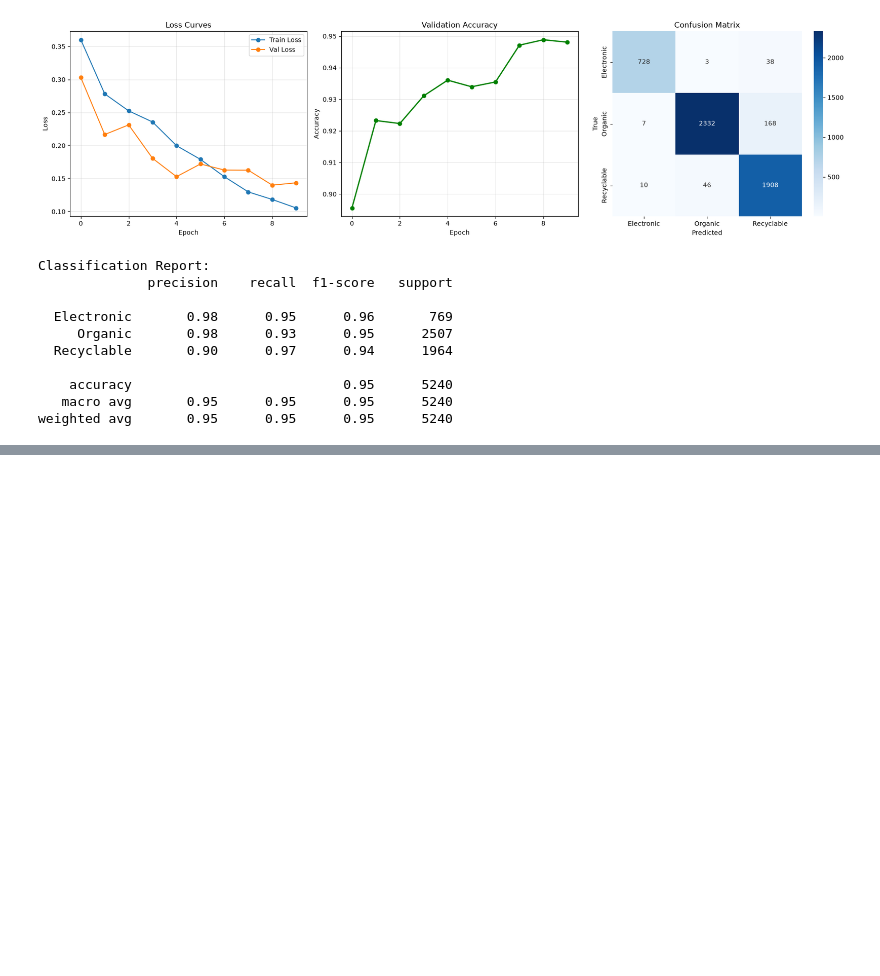
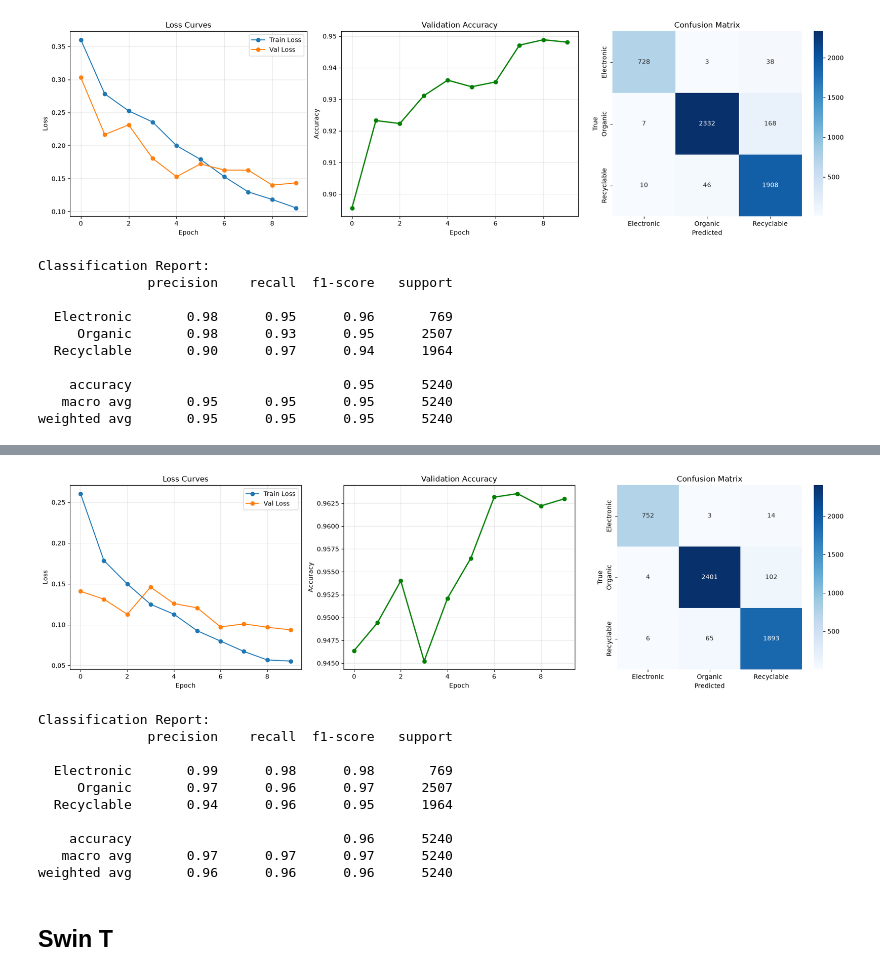
Before and after one commit to AndreMasalle/Penyisihan_BDC_2026, a Jupyter notebook: model.ipynb, the cells around one changed output, grey strips where cells are left out. Cells and saved outputs as stored; diff of their text form; code cells hidden in the pictures; blank space fills up the shorter version.

```diff
--- a/model.ipynb
+++ b/model.ipynb
@@ -313,0 +387,2 @@ weighted avg       0.95      0.95      0.95      5240
+# %%
+model_convn = model('convnext_tiny', num_classes=3).to(device)
@@ -313,0 +391,9 @@ weighted avg       0.95      0.95      0.95      5240
+# %%
+criterion = nn.CrossEntropyLoss(weight=class_weights)
+optimizer = optim.AdamW(model_convn.parameters(), lr=LEARNING_RATE)
+scheduler = optim.lr_scheduler.CosineAnnealingLR(optimizer, T_max=EPOCHS)
+# %%
+history, preds, labels = train_model(
+    model_convn, train_loader, val_loader, criterion, optimizer, scheduler,
+    EPOCHS, device, class_names
+)
@@ -313,0 +440,16 @@ weighted avg       0.95      0.95      0.95      5240
+# %%
+plot_hasil(history, preds, labels, class_names)
+# %% [output]
+[figure, added]
+Classification Report:
+              precision    recall  f1-score   support
+
+  Electronic       0.99      0.98      0.98       769
+     Organic       0.97      0.96      0.97      2507
+  Recyclable       0.94      0.96      0.95      1964
+
+    accuracy                           0.96      5240
+   macro avg       0.97      0.97      0.97      5240
+weighted avg       0.96      0.96      0.96      5240
+# %% [markdown]
+## Swin T
```
Also changed, not shown: parts of 30 cells of this notebook, 2 other files.
